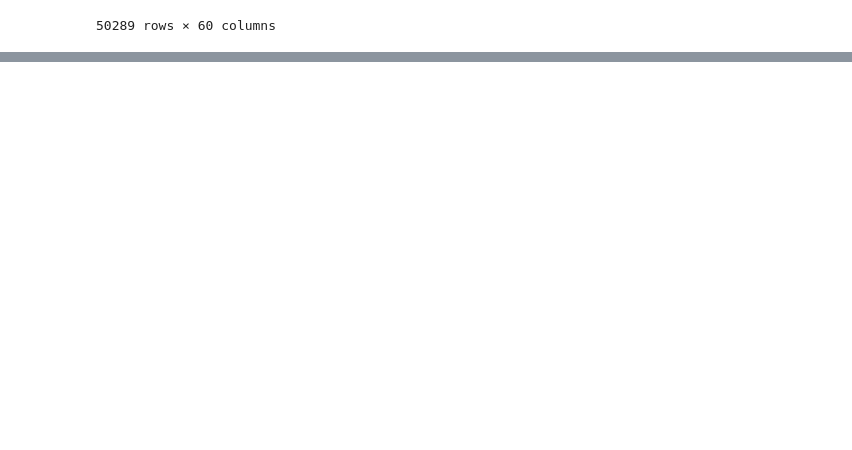
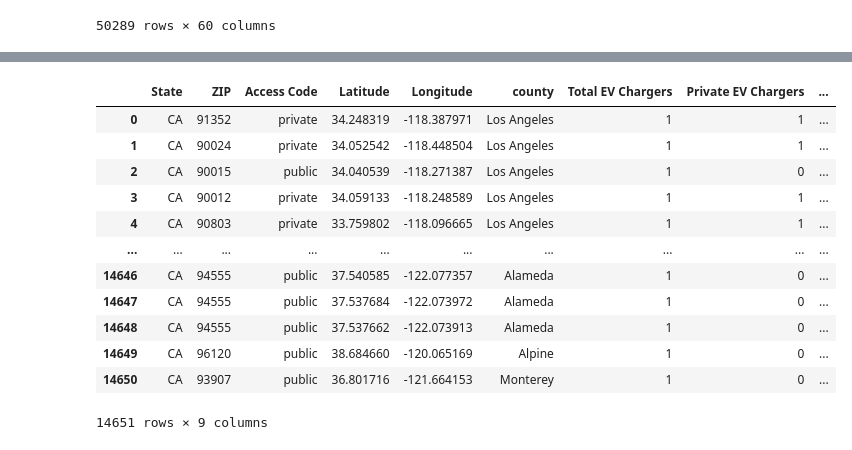
Before and after one commit to Bropell/Asthma_Analysis_in_California_Counties, a Jupyter notebook: Resources/Completed_Clean_Scripts/CLeaning_ev_charging_data.ipynb, the cells around one changed output, grey strips where cells are left out. Cells and saved outputs as stored; diff of their text form; code cells hidden in the pictures; blank space fills up the shorter version.

```diff
--- a/Resources/Completed_Clean_Scripts/CLeaning_ev_charging_data.ipynb
+++ b/Resources/Completed_Clean_Scripts/CLeaning_ev_charging_data.ipynb
@@ -47,3 +31,6 @@ Index(['Fuel Type Code', 'Station Name', 'Street Address', 'City', 'State',
+# %%
+# Rename column
+zip_data = zip_data.rename(columns={'zip':'ZIP'})
 # %%
 #reduce dataframe to just 'State', 'ZIP', 'Access Code', 'Latitude', 'Longitude' columns
 charging_df = charging_df[['State', 'ZIP', 'Access Code', 'Latitude', 'Longitude']]
@@ -64,0 +37,12 @@ charging_df
+# %%
+# Isolate CA chargers
+charging_df = charging_df.loc[charging_df['State'] == 'CA']
+# %%
+# Merge zip dataframe and charging dataframe
+charging_df2 = charging_df.merge(zip_data, on='ZIP',how='left')
+# %%
+# Create columns for counting public and private EV chargers
+charging_df2['Total EV Chargers'] = 1
+charging_df2
+pub_priv = pd.get_dummies(charging_df2['Access Code'])
+pub_priv
@@ -64,0 +63,19 @@ charging_df
+# %%
+# Add counts to charging DF
+charging_df2['Private EV Chargers'] = pub_priv['private']
+charging_df2['Public EV Chargers'] = pub_priv['public']
+charging_df2
+# %% [output]
+|  | State | ZIP | Access Code | Latitude | Longitude | county | Total EV Chargers | Private EV Chargers | ... |
+| 0 | CA | 91352 | private | 34.248319 | -118.387971 | Los Angeles | 1 | 1 | ... |
+| 1 | CA | 90024 | private | 34.052542 | -118.448504 | Los Angeles | 1 | 1 | ... |
+| 2 | CA | 90015 | public | 34.040539 | -118.271387 | Los Angeles | 1 | 0 | ... |
+| 3 | CA | 90012 | private | 34.059133 | -118.248589 | Los Angeles | 1 | 1 | ... |
+| 4 | CA | 90803 | private | 33.759802 | -118.096665 | Los Angeles | 1 | 1 | ... |
+| ... | ... | ... | ... | ... | ... | ... | ... | ... | ... |
+| 14646 | CA | 94555 | public | 37.540585 | -122.077357 | Alameda | 1 | 0 | ... |
+| 14647 | CA | 94555 | public | 37.537684 | -122.073972 | Alameda | 1 | 0 | ... |
+| 14648 | CA | 94555 | public | 37.537662 | -122.073913 | Alameda | 1 | 0 | ... |
+| 14649 | CA | 96120 | public | 38.684660 | -120.065169 | Alpine | 1 | 0 | ... |
+| 14650 | CA | 93907 | public | 36.801716 | -121.664153 | Monterey | 1 | 0 | ... |
+14651 rows × 9 columns
```
Also changed, not shown: parts of 10 cells of this notebook, 30 other files.
